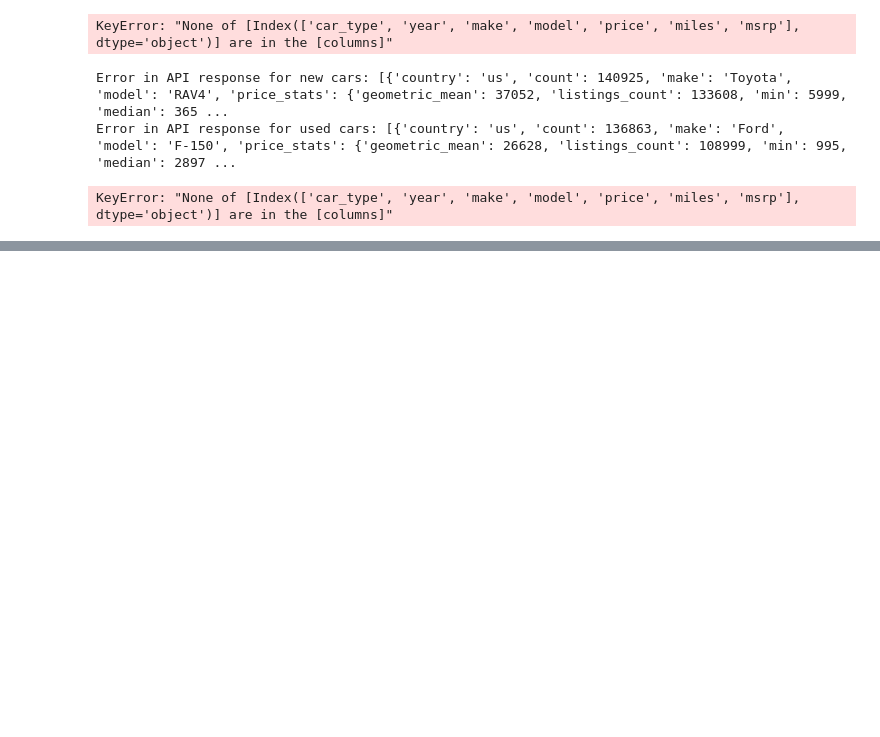
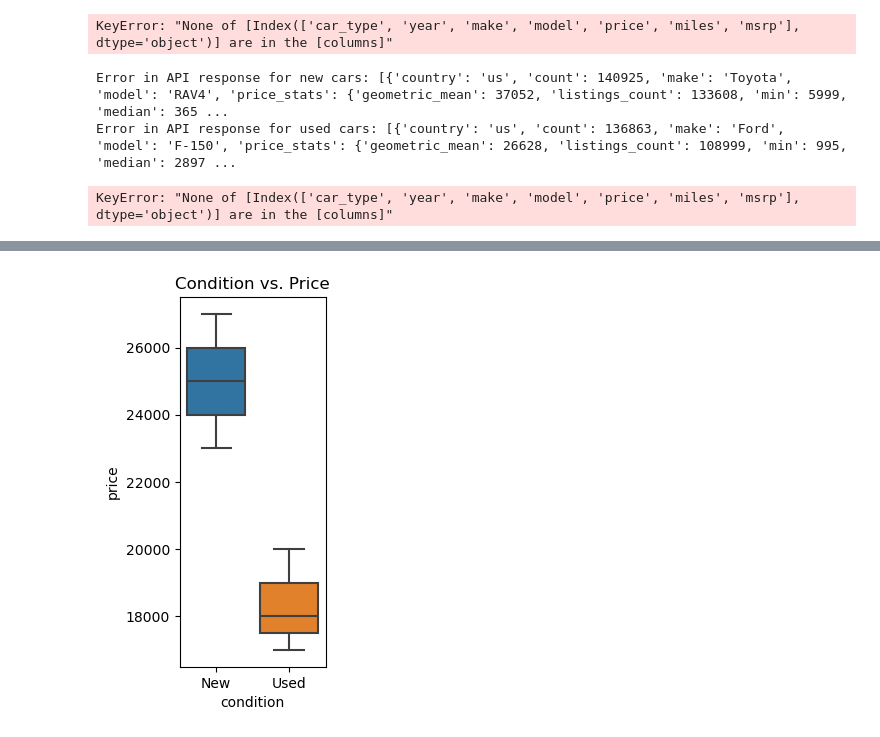
Before and after one commit to benfish426/project_1, a Jupyter notebook: testcode/testcode.ipynb, the cells around one changed output, grey strips where cells are left out. Drawn from its saved outputs; the diff is of its cells as text; code cells hidden in the pictures; blank space fills up the shorter version.

```diff
--- a/testcode/testcode.ipynb
+++ b/testcode/testcode.ipynb
@@ -271,0 +456,9 @@ print(df)
+# %%
+
+# Plot 2: Condition vs. Price
+plt.subplot(1, 3, 2)
+sns.boxplot(x='condition', y='price', data=df)
+plt.title('Condition vs. Price')
+plt.show()
+# %% [output]
+[figure, added]
```
Also changed, not shown: parts of 9 cells of this notebook, 6 other files.
